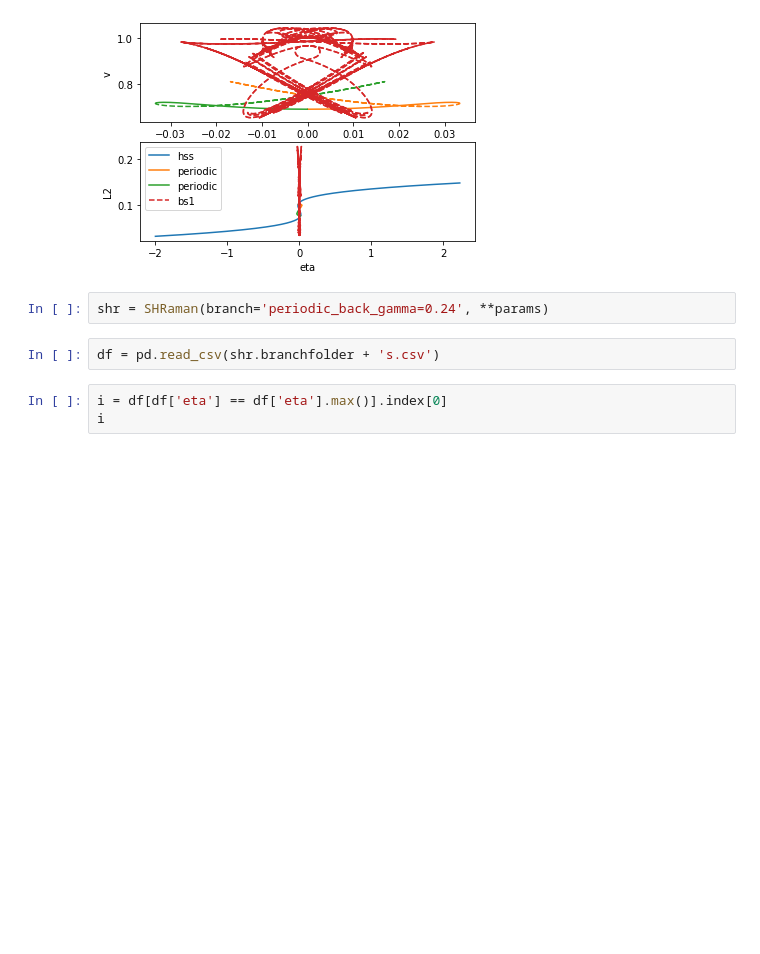
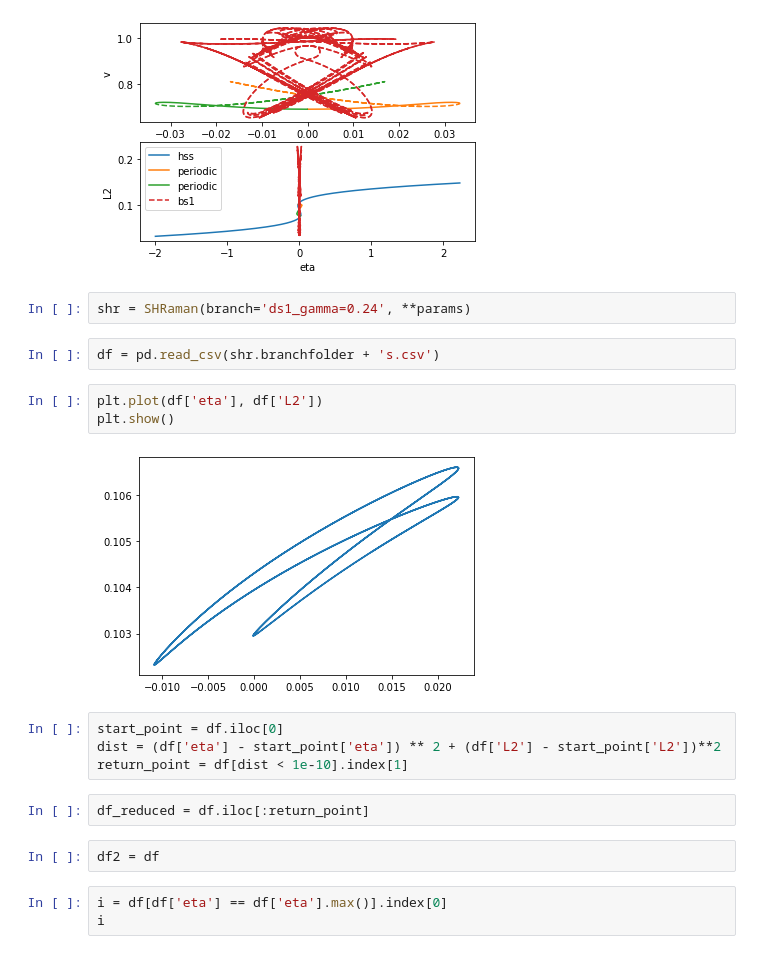
Before and after one commit to MBataille/shraman, a Jupyter notebook: Test.ipynb, the cells around one changed output. Cells and saved outputs as stored; diff of their text form; blank space fills up the shorter version.

```diff
--- a/Test.ipynb
+++ b/Test.ipynb
@@ -21,9 +21,22 @@ Int64Index([189270, 190246, 191085, 191854, 192657, 193440, 194235, 195025,
 ['--', '-', '--', '-', '--', '-', '--', '-', '--', '-', '--', '-', '--', '-', '--', '-', '--', '-', '--', '-', '--']
 [figure]
 # %%
-shr = SHRaman(branch='periodic_back_gamma=0.24', **params)
+shr = SHRaman(branch='ds1_gamma=0.24', **params)
 # %%
 df = pd.read_csv(shr.branchfolder + 's.csv')
+# %%
+plt.plot(df['eta'], df['L2'])
+plt.show()
+# %% [output]
+[figure, added]
+# %%
+start_point = df.iloc[0]
+dist = (df['eta'] - start_point['eta']) ** 2 + (df['L2'] - start_point['L2'])**2
+return_point = df[dist < 1e-10].index[1]
+# %%
+df_reduced = df.iloc[:return_point]
+# %%
+df2 = df
 # %%
 i = df[df['eta'] == df['eta'].max()].index[0]
 i
```
Also changed, not shown: parts of 1 cell of this notebook, 49 other files.
